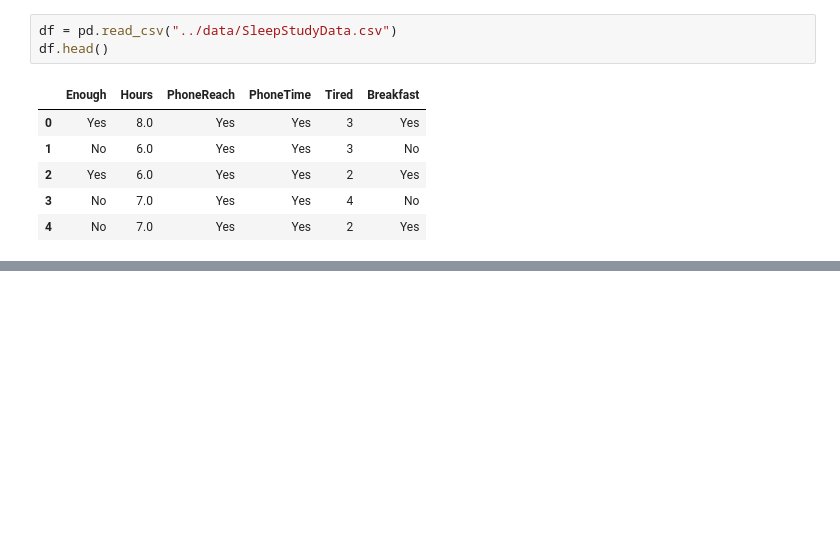
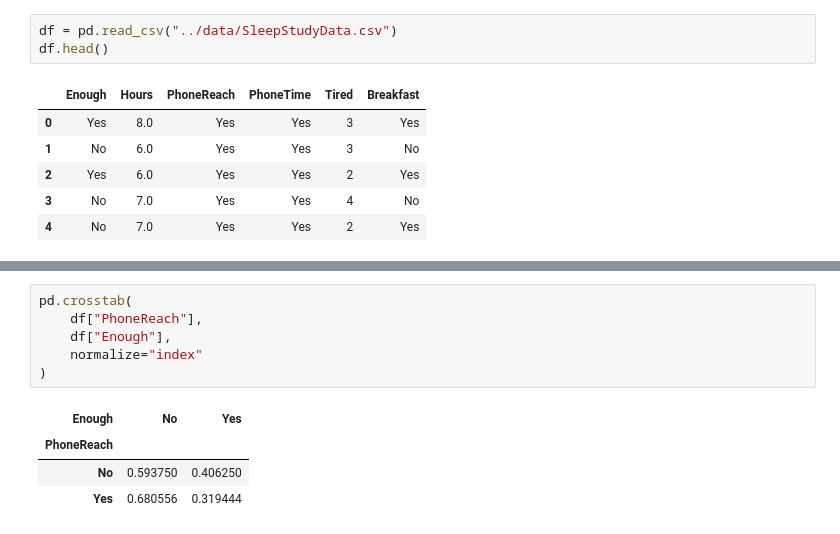
Before and after one commit to bsqrll/sleep-mental-health-pilot, a Jupyter notebook: notebooks/02_full_analysis.ipynb, the cells around one changed output, grey strips where cells are left out. Drawn from its saved outputs; the diff is of its cells as text; blank space fills up the shorter version.

```diff
--- a/notebooks/02_full_analysis.ipynb
+++ b/notebooks/02_full_analysis.ipynb
@@ -50,0 +246,11 @@ memory usage: 5.0 KB
+# %%
+pd.crosstab(
+    df["PhoneReach"],
+    df["Enough"],
+    normalize="index"
+)
+# %% [output]
+| Enough | No | Yes |
+| PhoneReach |  |  |
+| No | 0.593750 | 0.406250 |
+| Yes | 0.680556 | 0.319444 |
```
Also changed, not shown: parts of 43 cells of this notebook, 1 other file.
